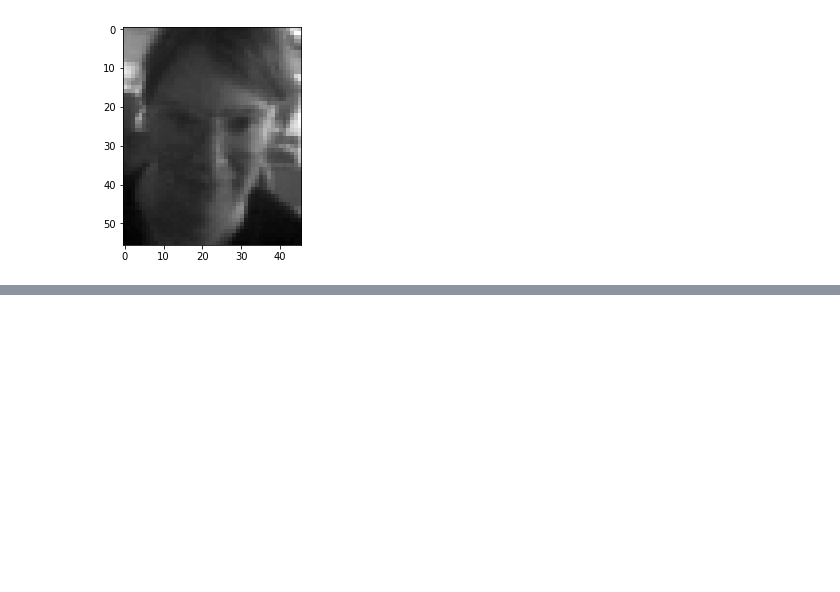
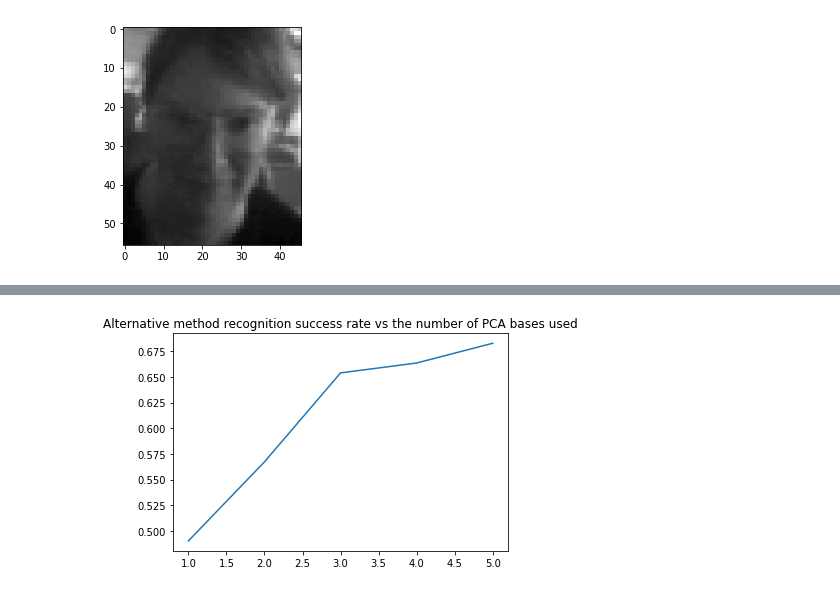
Before and after one commit to Karcsi127/patterrec1, a Jupyter notebook: exercise1.ipynb, the cells around one changed output, grey strips where cells are left out. Cells and saved outputs as stored; diff of their text form; code cells hidden in the pictures; blank space fills up the shorter version.

Commit message:
Exercise1: calculate measurements and add stats

```diff
--- a/exercise1.ipynb
+++ b/exercise1.ipynb
@@ -664,0 +737,91 @@ print (percentage_alt)
+# %%
+# Let's vary the number of PCA bases
+
+# Alternative method of face recognition: based on reconstruction errors per class
+
+# Create a list of arrays, in each array put the training samples that belong to the same picture
+class_sets = []
+for i in range(52):
+    class_sets.append(training[i==(training[:,-1]-1),:2576])
+
+# Calculate the mean face of each class
+class_means = np.zeros((52,2576))
+for i in range(52):
+    class_means[i,:] = np.mean(class_sets[i], axis=0)
+
+# Now let's subtract the class mean image from the training face images in each of the classes
+class_pca_train_norm = []
+for i in range(52):
+    class_pca_train_norm.append(class_sets[i]-class_means[i, :]) # Broadcasting
+
+# Computing the covariance matrix for each of the classes, using the low dimensional method
+class_cov = []
+for i in range(52):
+    class_cov.append(np.dot(class_pca_train_norm[i], class_pca_train_norm[i].T)/(class_sets[i].shape[0]))
+
+# Computing the eigenvalues and eigenvectors of each per-class covariance matrix per class and measuring how long it takes
+# measure how long it takes!!!
+pca_test_bases = np.arange(1, 6, 1) # Needs to be less or equal to the sample size of the smallest class
+success_rates_per_base = np.zeros(pca_test_bases.shape)
+for n in pca_test_bases:
+    class_projected = []
+    class_eigvecs = []
+    for i in range(52):
+        number_of_samples = class_sets[i].shape[0]
+        eigvals_tmp, eigvecs_tmp = np.linalg.eig(class_cov[i]) # These are not ordered, so we need to order them according to the eigenvalues
+
+        # Taking the real part of the eigenvalues (complex eigenvalues are the result of calculation rounding errors, because the covariance matrices are symmetric)
+        eigvals_tmp = np.real(eigvals_tmp)
+        eigvecs_tmp = np.real(eigvecs_tmp)
+
+        # Order eigenvalues and eigenvectors according to the size of the eigenvalues
+        index_tmp = (abs(eigvals_tmp)).argsort()[::-1] # argsort returns the indices that would sort an array (in this case the vector eigvals)
+        eigvals_tmp = eigvals_tmp[index_tmp]
+        eigvecs_tmp = eigvecs_tmp[:,index_tmp]
+
+        eigvecs_best_tmp_tmp = np.dot(class_pca_train_norm[i].T, eigvecs_tmp)
+        eigvecs_best_tmp_tmp = eigvecs_best_tmp_tmp/np.linalg.norm(eigvecs_best_tmp_tmp, axis=0)
+
+        # We keep the largest n eigenvalues in each class and the corresponding eigenvectors
+        # n has to be the same for all of the classes! Therefore n <= min(class_sample_size)
+        eigvecs_best_tmp = eigvecs_best_tmp_tmp[:, :n]
+        eigvals_best_tmp = eigvals_tmp[:n]
+
+        # Projecting each training data point in each class to the space spanned by the per-class best n eigenvectors
+        class_proj_pca_train_norm = np.zeros((number_of_samples, n))
+        for j in range(number_of_samples):
+            class_proj_pca_train_norm [j, :] = np.dot(class_pca_train_norm[i][j, :], eigvecs_best_tmp)
+        class_projected.append(class_proj_pca_train_norm)
+        class_eigvecs.append(eigvecs_best_tmp)
+        # Now in list of arrays class_projected, in each row of each array in the list, we have the projected coordinates for the faces in the corresponding class
+
+    face_rec_alt = class_means[0, :] + np.dot(class_eigvecs[0], class_projected[0][0, :])
+    rec_err_alt = np.linalg.norm(class_sets[0][0,:]-face_rec_alt)
+
+    # Now subtract each class' mean from the testing pictures and project them to each class' best n eigenvectors
+    class_pca_test_norm = []
+    for i in range(52):
+        class_pca_test_norm.append(pca_test-class_means[i, :]) # Works because of broadcasting
+
+    # Projecting each testing image to each of the class eigenspaces (space spanned by the best n eigenvectors for the class)
+    class_proj_test = []
+    for i in range(52):
+        proj_pca_test_norm_alt = np.zeros((104, n))
+        for l in range (104):
+            proj_pca_test_norm_alt[l, :] = np.dot(class_pca_test_norm[i][l, :], class_eigvecs[i])
+        class_proj_test.append(proj_pca_test_norm_alt)
+
+    # Reconstruct each testing picture in each of the classes
+    reconstruction_errors = np.zeros((52, 104)) # 1 column = 1 testing image's reconstruction error in each of the classes
+    for z in range(104):
+        for i in range(52):
+            face_reconstructed = class_means[i, :] + np.dot(class_eigvecs[i], class_proj_test[i][z, :])
+            reconstruction_errors[i, z] = np.linalg.norm (pca_test[z, :]-face_reconstructed)
+
+    is_it_same_alt = ((np.argmin(reconstruction_errors, axis = 0)+1)==actual_label)
+    success_rates_per_base[n-1] = np.sum(is_it_same_alt)/104
+
+plt.figure()
+plt.plot(pca_test_bases, success_rates_per_base)
+plt.title('Alternative method recognition success rate vs the number of PCA bases used')
+# %% [output]
@@ -664,0 +829 @@ print (percentage_alt)
+[figure, added]
```
Also changed, not shown: parts of 8 cells of this notebook.
